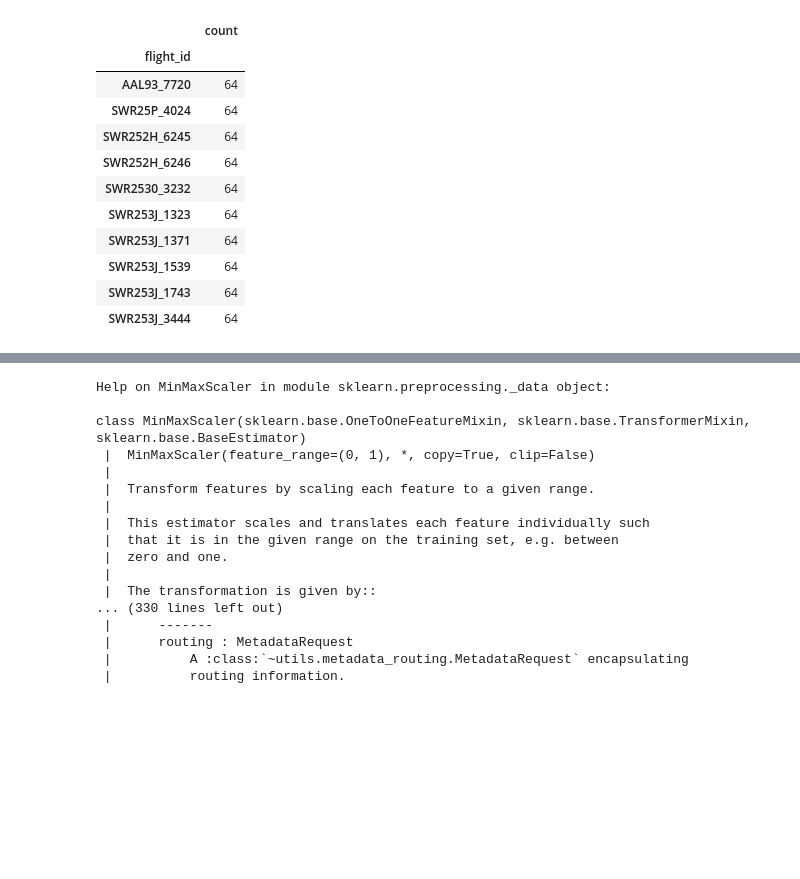
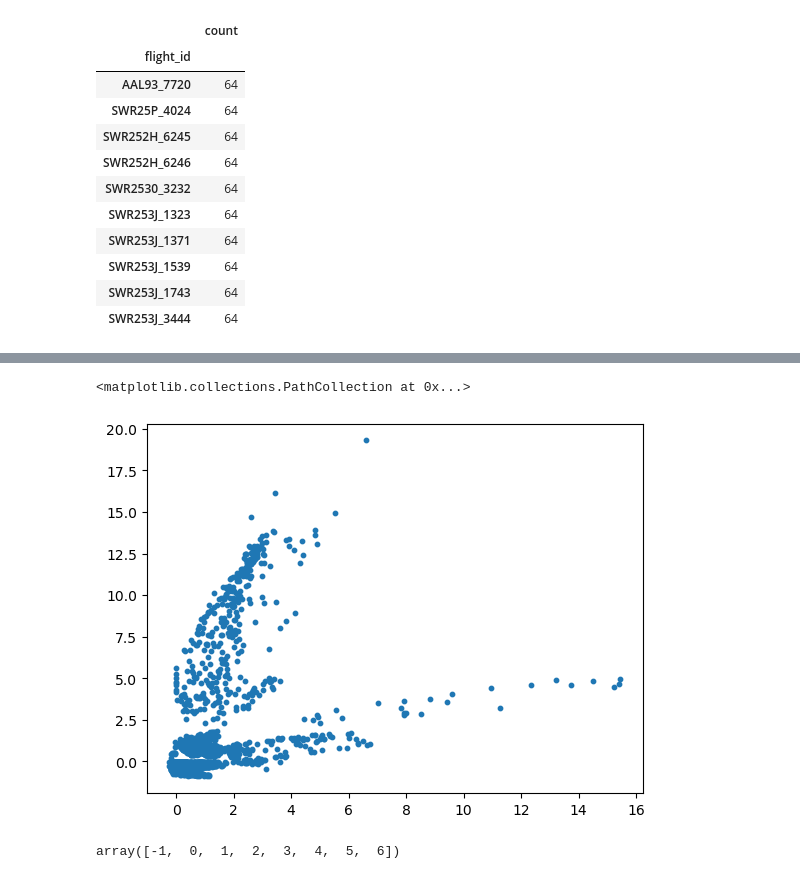
Before and after one commit to arthurlaquieze/artefact, a Jupyter notebook: test.ipynb, the cells around one changed output, grey strips where cells are left out. Saved outputs shown, nothing was run; the diff lists cells and outputs as text; code cells hidden in the pictures; blank space fills up the shorter version.

```diff
--- a/test.ipynb
+++ b/test.ipynb
@@ -719,20 +718,7 @@ plt.legend()
-# %%
-help(scaler)
-# %% [output]
-Help on MinMaxScaler in module sklearn.preprocessing._data object:
-
-class MinMaxScaler(sklearn.base.OneToOneFeatureMixin, sklearn.base.TransformerMixin, sklearn.base.BaseEstimator)
- |  MinMaxScaler(feature_range=(0, 1), *, copy=True, clip=False)
- |
- |  Transform features by scaling each feature to a given range.
- |
- |  This estimator scales and translates each feature individually such
- |  that it is in the given range on the training set, e.g. between
- |  zero and one.
- |
- |  The transformation is given by::
-... (330 lines left out)
- |      -------
- |      routing : MetadataRequest
- |          A :class:`~utils.metadata_routing.MetadataRequest` encapsulating
- |          routing information.
+# %%
+X, ids = prepare_features_new(
+    list_features=list_features, scaler=scaler, traffic=t_f
+)
+
+model.eval()
+latent = model.encoder(torch.tensor(X, dtype=torch.float32))
@@ -738,0 +727,14 @@ class MinMaxScaler(sklearn.base.OneToOneFeatureMixin, sklearn.base.TransformerMi
+# %%
+latent = latent.detach().cpu().numpy()
+plt.scatter(latent[:, 0], latent[:, 1], s=10)
+# %% [output]
+<matplotlib.collections.PathCollection at 0x...>
+[figure, added]
+# %%
+from sklearn.cluster import DBSCAN
+
+clustering = DBSCAN(eps=0.8, min_samples=5).fit(X)
+clusters = clustering.labels_
+np.unique(clustering.labels_)
+# %% [output]
+array([-1,  0,  1,  2,  3,  4,  5,  6])
```
Also changed, not shown: parts of 28 cells of this notebook.
